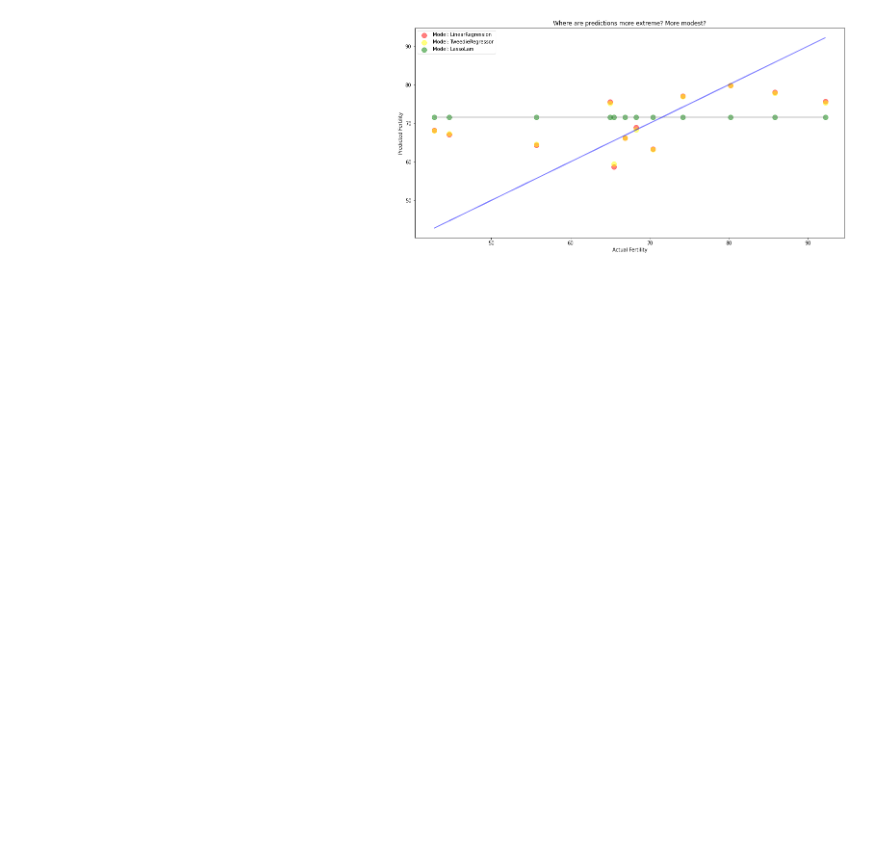
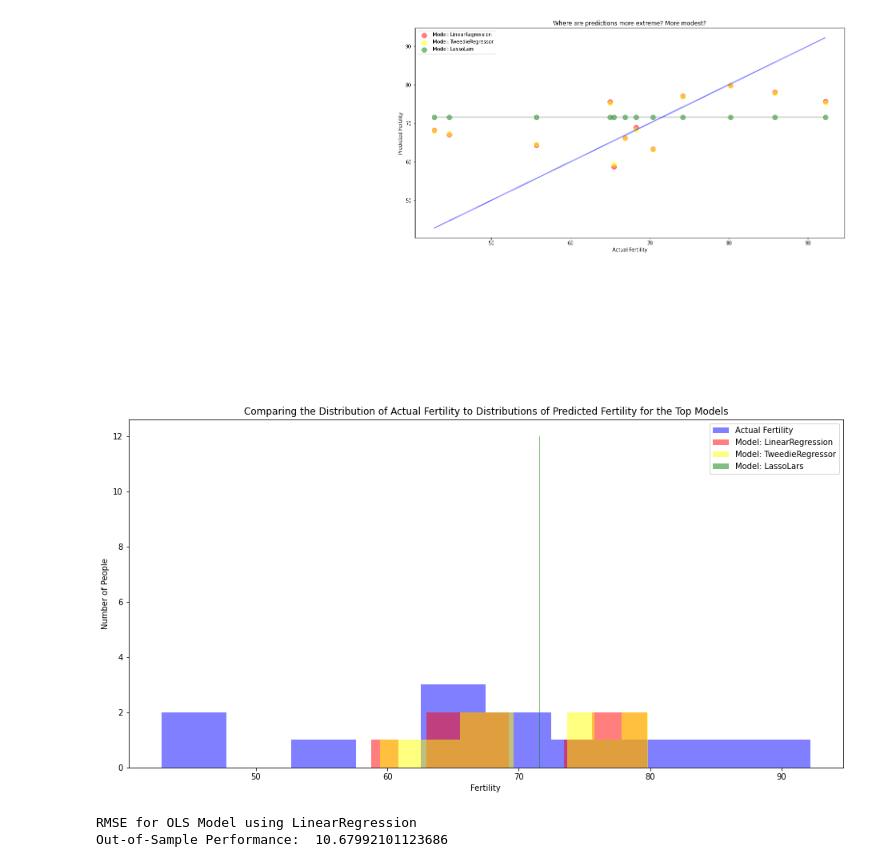
Before and after one commit to natasharivers/regression-exercises, a Jupyter notebook: modeling-exercises.ipynb, the cells around one changed output. Saved outputs shown, nothing was run; the diff lists cells and outputs as text; code cells hidden in the pictures; blank space fills up the shorter version.

Commit message:
made final model prediction

```diff
--- a/modeling-exercises.ipynb
+++ b/modeling-exercises.ipynb
@@ -335,3 +335,30 @@ plt.title("Where are predictions more extreme? More modest?")
 plt.show()
 # %% [output]
 [figure]
+# %%
+# plot to visualize actual vs predicted.
+plt.figure(figsize=(16,8))
+plt.hist(y_validate.Fertility, color='blue', alpha=.5, label="Actual Fertility")
+plt.hist(y_validate.fertility_pred_lm, color='red', alpha=.5, label="Model: LinearRegression")
+plt.hist(y_validate.fertility_pred_glm, color='yellow', alpha=.5, label="Model: TweedieRegressor")
+plt.hist(y_validate.fertility_pred_lars, color='green', alpha=.5, label="Model: LassoLars")
+plt.xlabel("Fertility")
+plt.ylabel("Number of People")
+plt.title("Comparing the Distribution of Actual Fertility to Distributions of Predicted Fertility for the Top Models")
+plt.legend()
+plt.show()
+# %% [output]
+[figure, added]
+# %%
+y_test = pd.DataFrame(y_test)
+
+# predict on test
+y_test['fertility_pred_lm'] = lm.predict(X_test)
+
+# evaluate: rmse
+rmse_test = mean_squared_error(y_test.Fertility, y_test.fertility_pred_lm)**(1/2)
+
+print("RMSE for OLS Model using LinearRegression\nOut-of-Sample Performance: ", rmse_test)
+# %% [output]
+RMSE for OLS Model using LinearRegression
+Out-of-Sample Performance:  10.67992101123686
```
